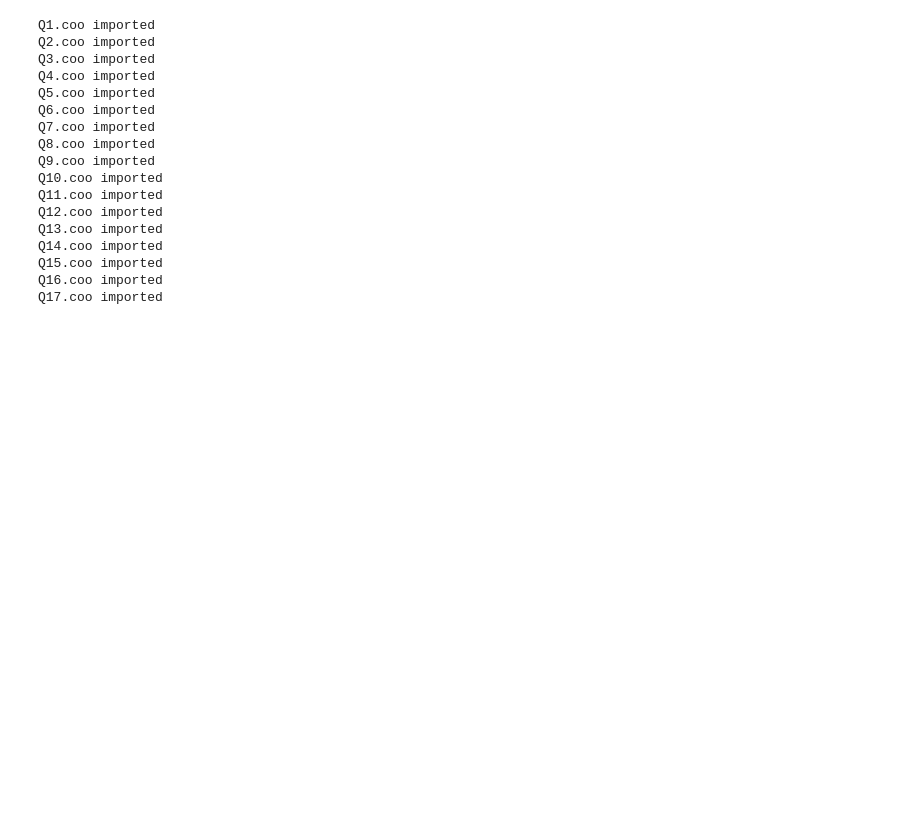
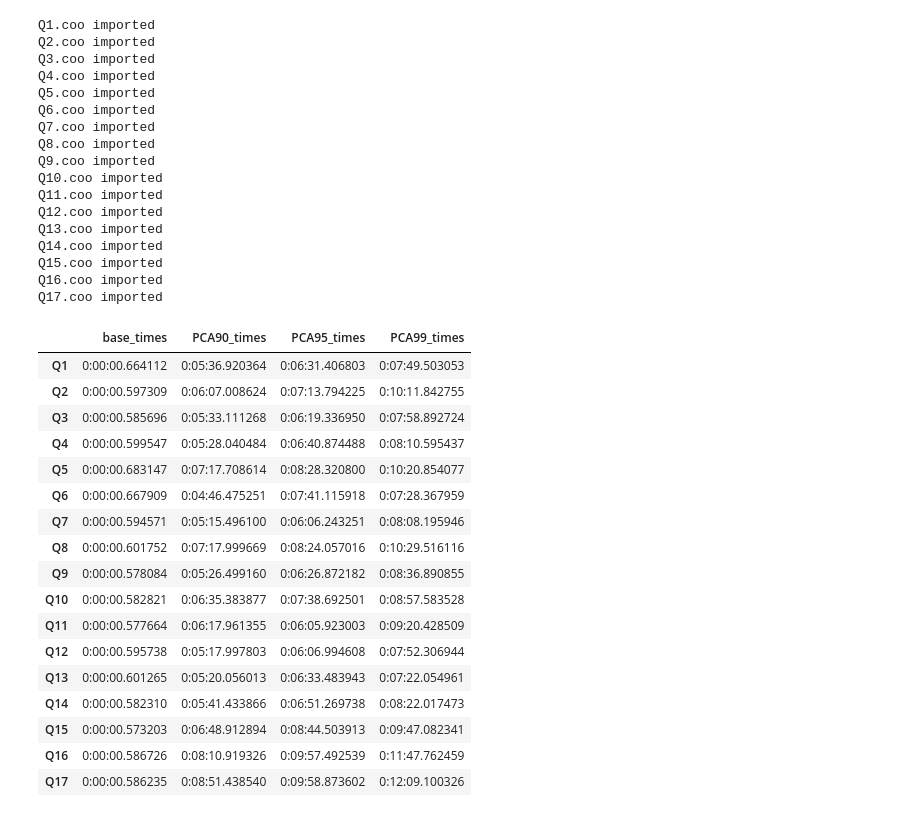
Before and after one commit to d-giles/lcfeatures, a Jupyter notebook: PCA Reductions.ipynb, the cells around one changed output. Drawn from its saved outputs; the diff is of its cells as text; code cells hidden in the pictures; blank space fills up the shorter version.

```diff
--- a/PCA Reductions.ipynb
+++ b/PCA Reductions.ipynb
@@ -245,6 +245,27 @@ Q14.coo imported
 Q15.coo imported
 Q16.coo imported
 Q17.coo imported
+# %%
+cluster_times
+# %% [output]
+|  | base_times | PCA90_times | PCA95_times | PCA99_times |
+| Q1 | 0:00:00.664112 | 0:05:36.920364 | 0:06:31.406803 | 0:07:49.503053 |
+| Q2 | 0:00:00.597309 | 0:06:07.008624 | 0:07:13.794225 | 0:10:11.842755 |
+| Q3 | 0:00:00.585696 | 0:05:33.111268 | 0:06:19.336950 | 0:07:58.892724 |
+| Q4 | 0:00:00.599547 | 0:05:28.040484 | 0:06:40.874488 | 0:08:10.595437 |
+| Q5 | 0:00:00.683147 | 0:07:17.708614 | 0:08:28.320800 | 0:10:20.854077 |
+| Q6 | 0:00:00.667909 | 0:04:46.475251 | 0:07:41.115918 | 0:07:28.367959 |
+| Q7 | 0:00:00.594571 | 0:05:15.496100 | 0:06:06.243251 | 0:08:08.195946 |
+| Q8 | 0:00:00.601752 | 0:07:17.999669 | 0:08:24.057016 | 0:10:29.516116 |
+| Q9 | 0:00:00.578084 | 0:05:26.499160 | 0:06:26.872182 | 0:08:36.890855 |
+| Q10 | 0:00:00.582821 | 0:06:35.383877 | 0:07:38.692501 | 0:08:57.583528 |
+| Q11 | 0:00:00.577664 | 0:06:17.961355 | 0:06:05.923003 | 0:09:20.428509 |
+| Q12 | 0:00:00.595738 | 0:05:17.997803 | 0:06:06.994608 | 0:07:52.306944 |
+| Q13 | 0:00:00.601265 | 0:05:20.056013 | 0:06:33.483943 | 0:07:22.054961 |
+| Q14 | 0:00:00.582310 | 0:05:41.433866 | 0:06:51.269738 | 0:08:22.017473 |
+| Q15 | 0:00:00.573203 | 0:06:48.912894 | 0:08:44.503913 | 0:09:47.082341 |
+| Q16 | 0:00:00.586726 | 0:08:10.919326 | 0:09:57.492539 | 0:11:47.762459 |
+| Q17 | 0:00:00.586235 | 0:08:51.438540 | 0:09:58.873602 | 0:12:09.100326 |
 # %%
 for col in cluster_times.columns:
     cluster_times[col]=cluster_times[col].apply(timedelta.total_seconds)
```
